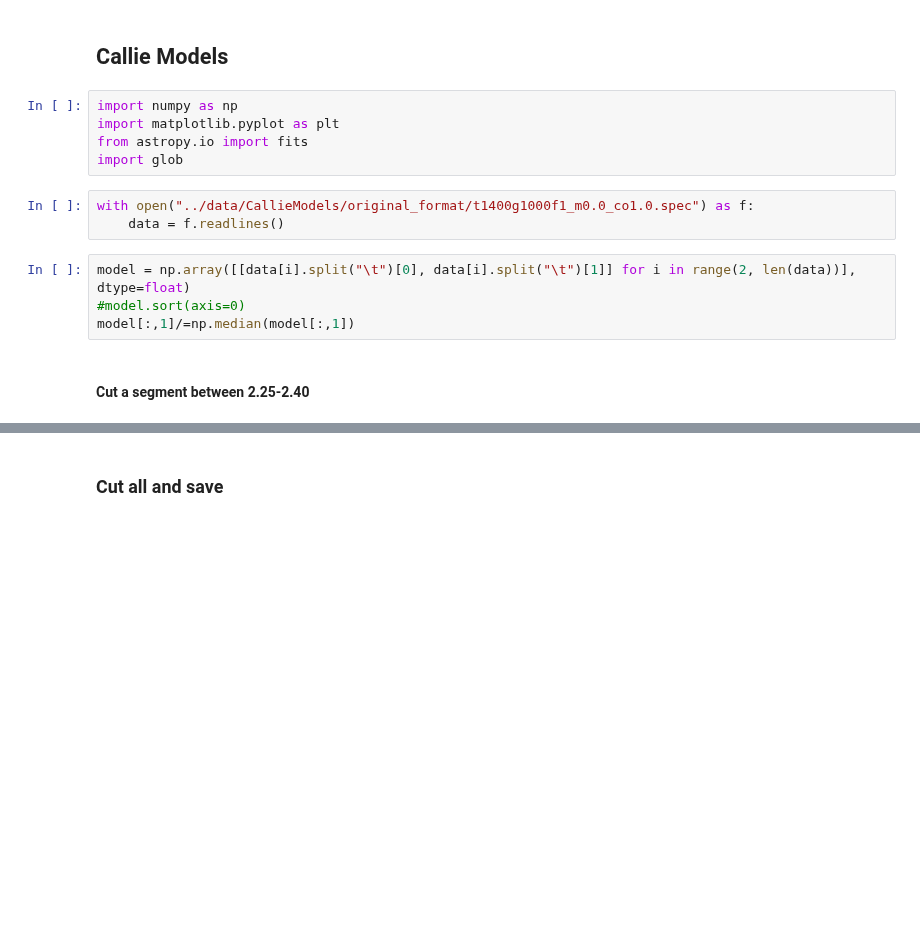
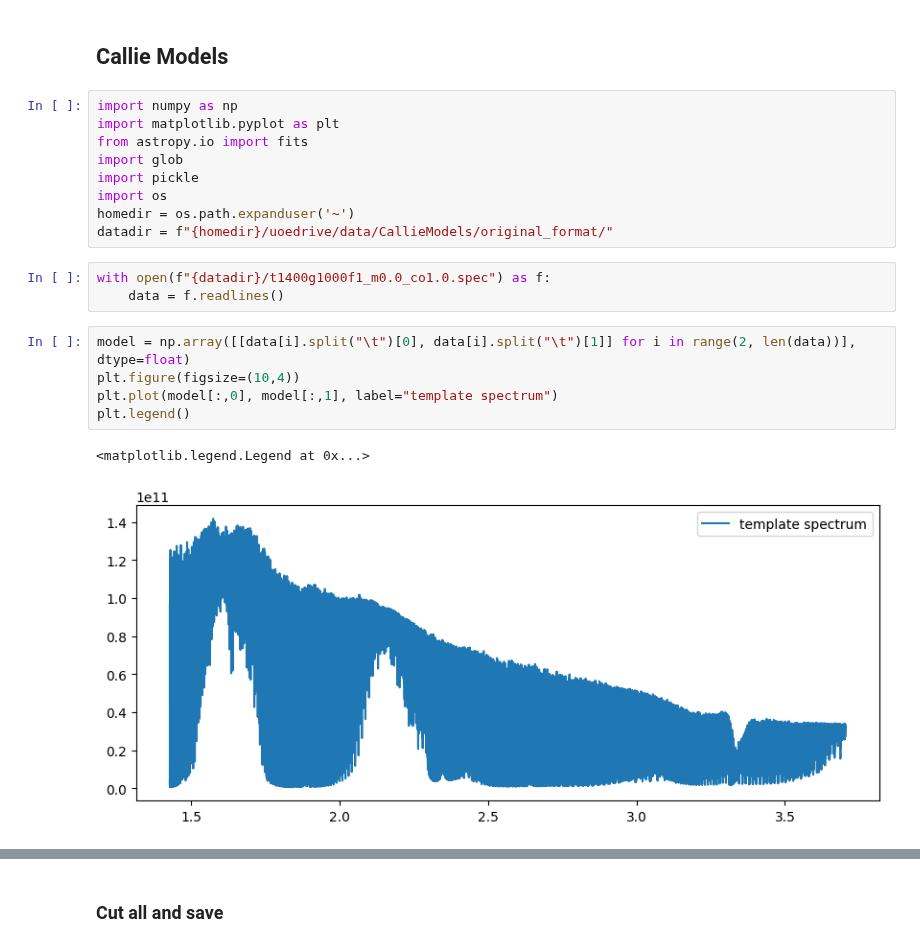
Before and after one commit to alphalyncis/dopplerimg, a Jupyter notebook: code/calliemodels.ipynb, the cells around one changed output, grey strips where cells are left out. Drawn from its saved outputs; the diff is of its cells as text; blank space fills up the shorter version.

```diff
--- a/code/calliemodels.ipynb
+++ b/code/calliemodels.ipynb
@@ -5,12 +5,18 @@ import numpy as np
 import matplotlib.pyplot as plt
 from astropy.io import fits
 import glob
+import pickle
+import os
+homedir = os.path.expanduser('~')
+datadir = f"{homedir}/uoedrive/data/CallieModels/original_format/"
 # %%
-with open("../data/CallieModels/original_format/t1400g1000f1_m0.0_co1.0.spec") as f:
+with open(f"{datadir}/t1400g1000f1_m0.0_co1.0.spec") as f:
     data = f.readlines()
 # %%
 model = np.array([[data[i].split("\t")[0], data[i].split("\t")[1]] for i in range(2, len(data))], dtype=float)
-#model.sort(axis=0)
-model[:,1]/=np.median(model[:,1])
+plt.figure(figsize=(10,4))
+plt.plot(model[:,0], model[:,1], label="template spectrum")
+plt.legend()
+# %% [output]
+<matplotlib.legend.Legend at 0x...>
+[figure, added]
-# %% [markdown]
-#### Cut a segment between 2.25-2.40
```
Also changed, not shown: parts of 5 cells of this notebook.
